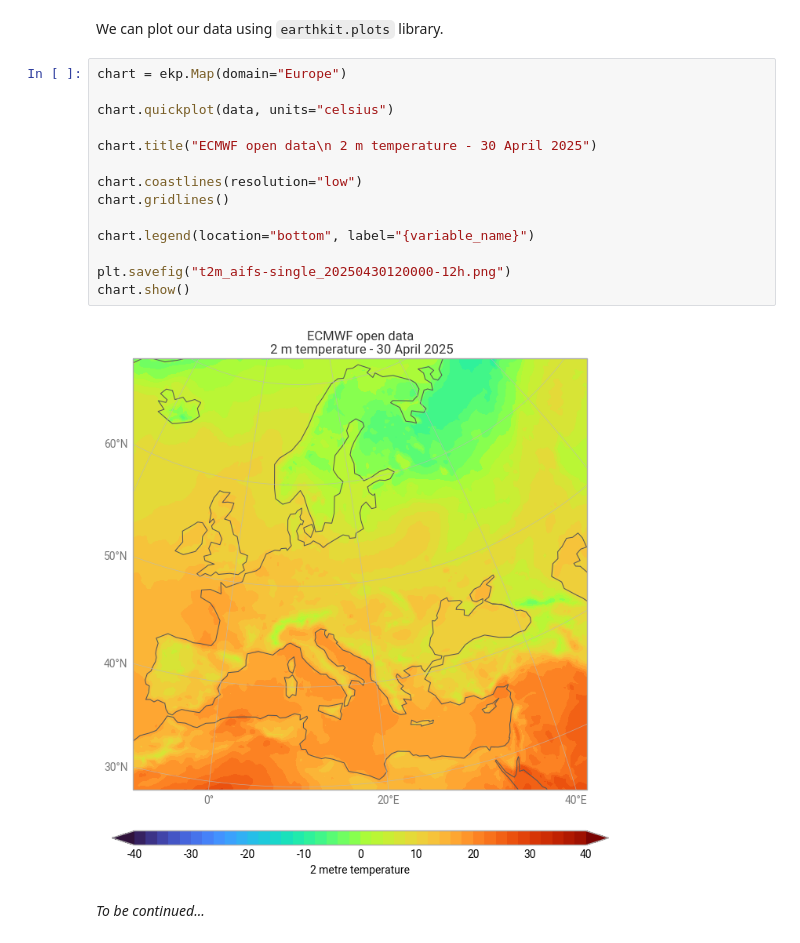
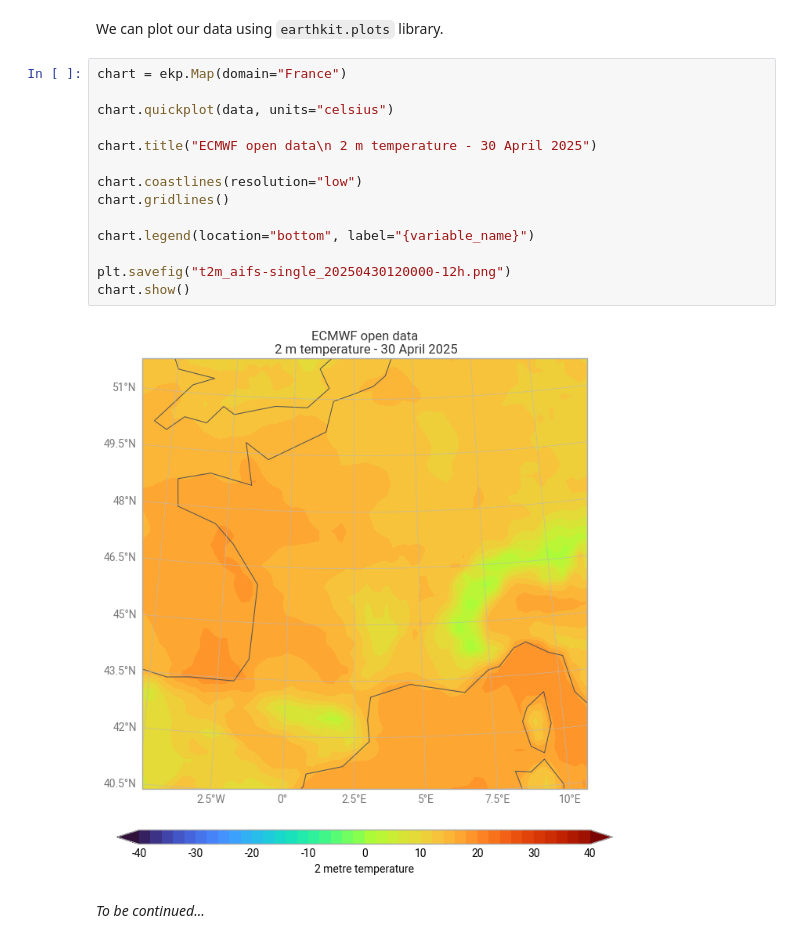
Before and after one commit to ECMWFCode4Earth/open-data-explorer, a Jupyter notebook: openDataVisio/examples/heat-waves.ipynb, the cells around one changed output. Cells and saved outputs as stored; diff of their text form.

```diff
--- a/openDataVisio/examples/heat-waves.ipynb
+++ b/openDataVisio/examples/heat-waves.ipynb
@@ -110,20 +110,20 @@ array([[ -9.45223083,  -9.45223083,  -9.45223083, ...,  -9.45223083,
 # %% [markdown]
 We can plot our data using `earthkit.plots` library.
 # %%
-chart = ekp.Map(domain="Europe")
+chart = ekp.Map(domain="France")
 
 chart.quickplot(data, units="celsius")
 
 chart.title("ECMWF open data\n 2 m temperature - 30 April 2025")
 
 chart.coastlines(resolution="low")
 chart.gridlines()
 
 chart.legend(location="bottom", label="{variable_name}")
 
 plt.savefig("t2m_aifs-single_20250430120000-12h.png")
 chart.show()
 # %% [output]
-[figure, old version]
+[figure, new version]
 # %% [markdown]
 _To be continued..._
```
Also changed, not shown: 1 other file.
